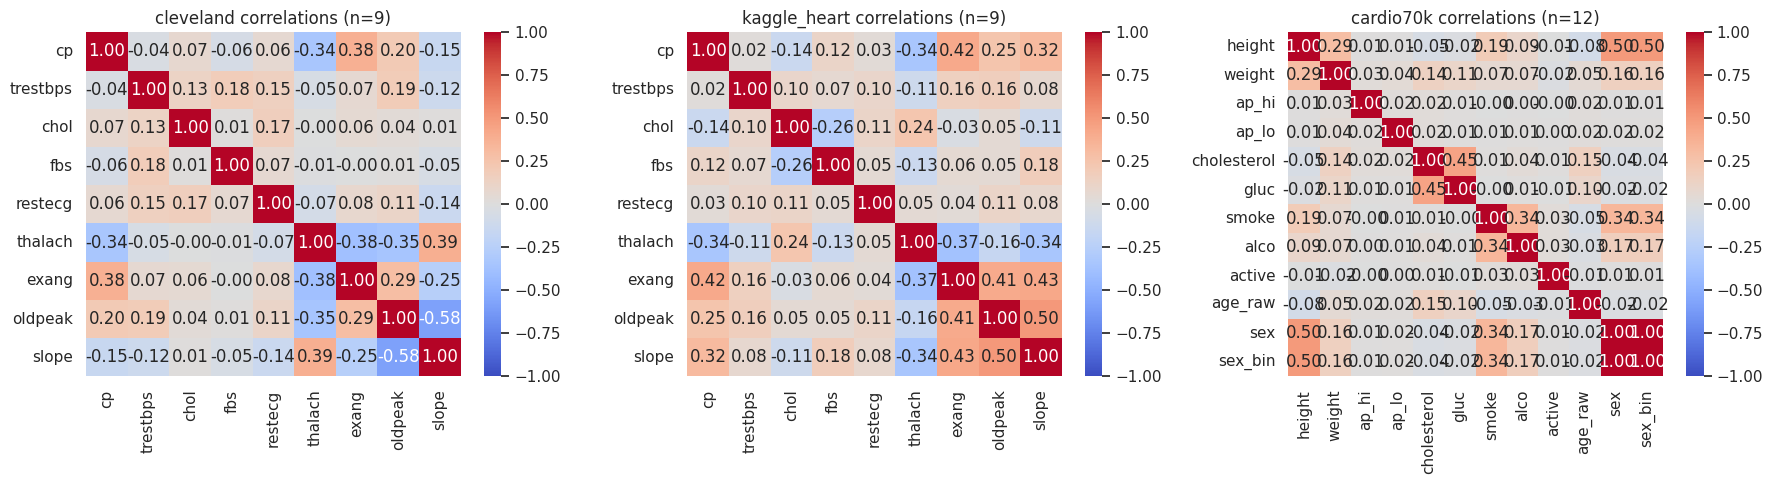
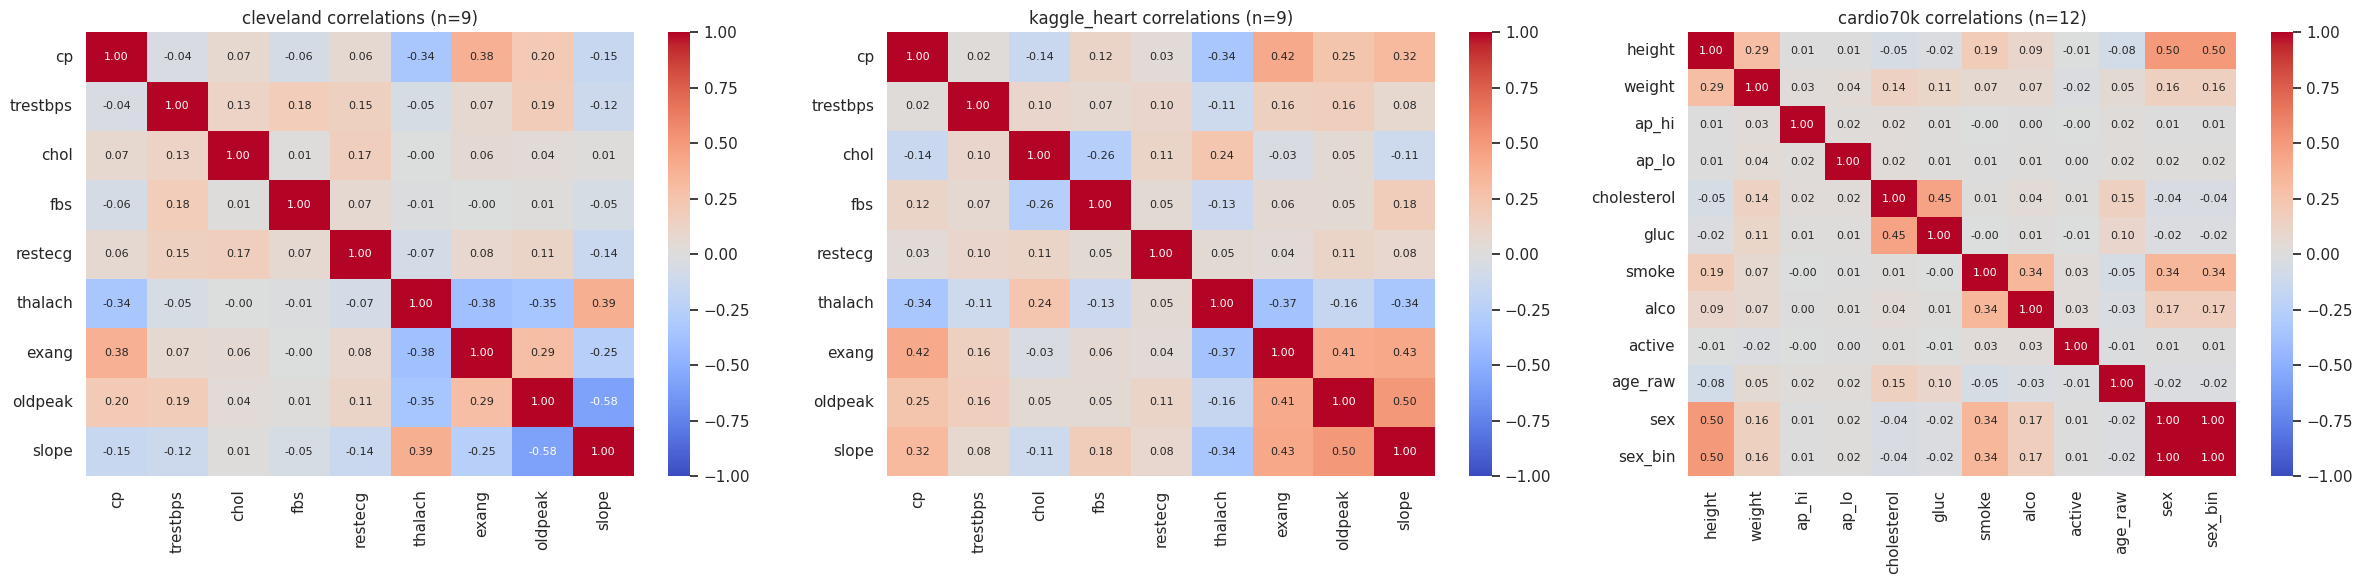
The change to this notebook cell's code, shown as a diff; its figure went from the first image to the second:
--- before
+++ after
@@ -5,6 +5,6 @@
         if series is None:
             continue
-        if feature in CATEGORY_MAPPINGS:
-            mapped = standardize_category(feature, series)
+        if feature in CARDIAC_CATEGORY_VALUE_LABEL_MAPPING:
+            mapped = normalize_cardiac_category_series(feature, series)
             codes = pd.Series(mapped).cat.codes.replace(-1, np.nan)
             cols[feature] = codes
@@ -16,5 +16,5 @@
     return numeric
 
-fig, axes = plt.subplots(1, 3, figsize=(18, 5))
+fig, axes = plt.subplots(1, 3, figsize=(24, 6))
 corr_targets = [("cleveland", cleveland_df, plot_features), ("kaggle_heart", kaggle_df, plot_features)]
 cardio_df = raw.get("cardio70k")
@@ -41,4 +41,5 @@
         annot=True,
         fmt=".2f",
+        annot_kws={"size": 8},
         cbar=True,
     )

Commit: Refactor: Extract constants and normalization helper for cardiac category visualizations